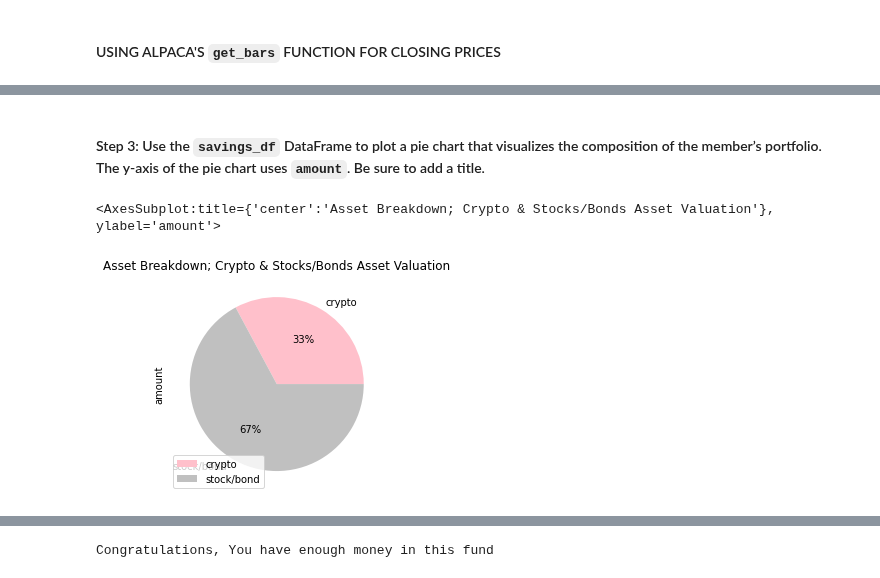
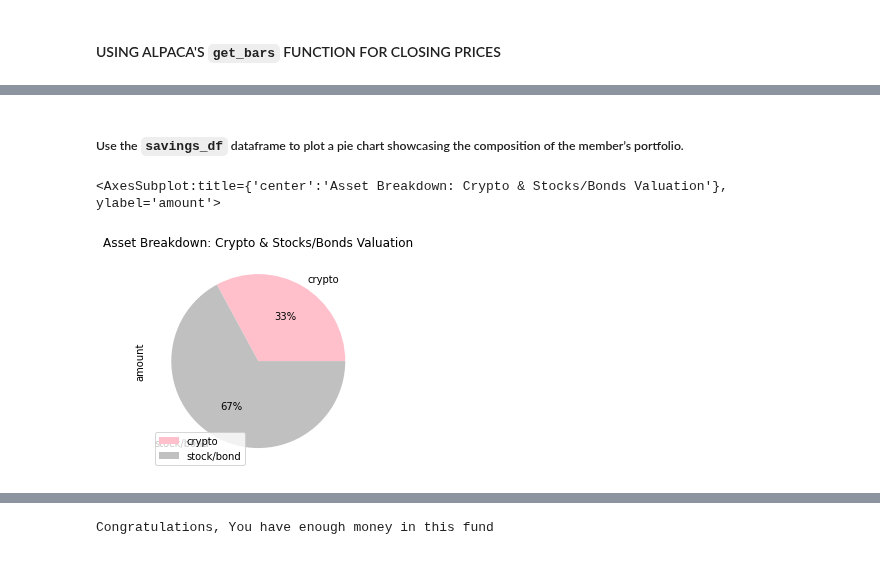
Before and after one commit to davepoppins5073/Challenge5_FinancialPlanning, a Jupyter notebook: financial_planning_tools.ipynb, the cells around one changed output, grey strips where cells are left out. Cells and saved outputs as stored; diff of their text form; code cells hidden in the pictures.

```diff
--- a/financial_planning_tools.ipynb
+++ b/financial_planning_tools.ipynb
@@ -27,9 +24,10 @@ from MCForecastTools import MCSimulation
 def API_CryptoCoinSetup(crypto_coins=dict):
 
     """
-    The basic idea here is that whatever cypto symbol input
-    this program will spit out the current $USD price. As the
-    name indicates, an API will be used
+    This function takes a diction that has the name of the coins
+    invested in and there symbol. It uses that dictionary to return
+    another dictionary of urls names (keys) and actual urls(values)
+    to be used down stream to pull the relevant information
     """
 
     coin_urls =[]
@@ -99,3 +88,22 @@ True
+# %%
+def create_savings_df(idx=list,cols=list,data=list):
+
+    """
+    This function takes 3 lists and uses them to fashion a dataframe
+    that is going to be used for a pie chart.
+         1. idx:  the index column is added to the dataframe then `set_index` is used to set the index
+         2. cols: this has the column we want here `amount`
+         3. data: this has our data
+    It returns a dataframe
+    """
+
+    personal_savings = pd.DataFrame(list(data),
+              columns=cols)
+
+    personal_savings['index'] = indx_list
+    personal_savings = personal_savings.set_index('index')
+
+    return(personal_savings)
 # %% [markdown]
 ## Part 1: Create a Financial Planner for Emergencies
 # %% [markdown]
@@ -373,14 +395,15 @@ stock/bond  124098.528
 # %% [markdown]
-#### Step 3: Use the `savings_df` DataFrame to plot a pie chart that visualizes the composition of the member’s portfolio. The y-axis of the pie chart uses `amount`. Be sure to add a title.
+##### Use the `savings_df` dataframe to plot a pie chart showcasing the composition of the member’s portfolio.
 # %%
-# Plot the total value of the member's portfolio (crypto and stock/bond) in a pie chart
+# Plot the Tot. Value of the member's portfolio (crypto and stock/bond) in a pie chart
+#      1. The y-axis is the `amount`
 colors = ['pink', 'silver']
 savings_pie_grph = savings_df.plot(kind='pie',
                 y='amount',
                 autopct='%1.0f%%', colors=colors,
-                title='Asset Breakdown; Crypto & Stocks/Bonds Asset Valuation'
+                title='Asset Breakdown: Crypto & Stocks/Bonds Valuation'
                )
 savings_pie_grph
 # %% [output]
-<AxesSubplot:title={'center':'Asset Breakdown; Crypto & Stocks/Bonds Asset Valuation'}, ylabel='amount'>
+<AxesSubplot:title={'center':'Asset Breakdown: Crypto & Stocks/Bonds Valuation'}, ylabel='amount'>
-[figure, old version]
+[figure, new version]
```
Also changed, not shown: parts of 41 cells of this notebook, 4 other files.
